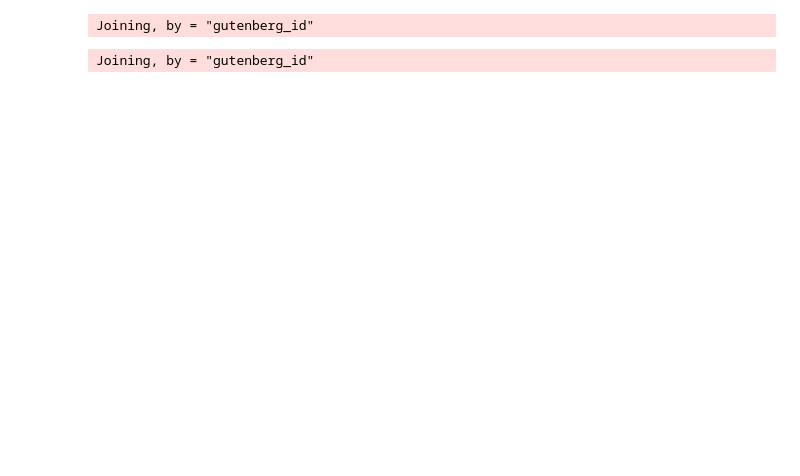
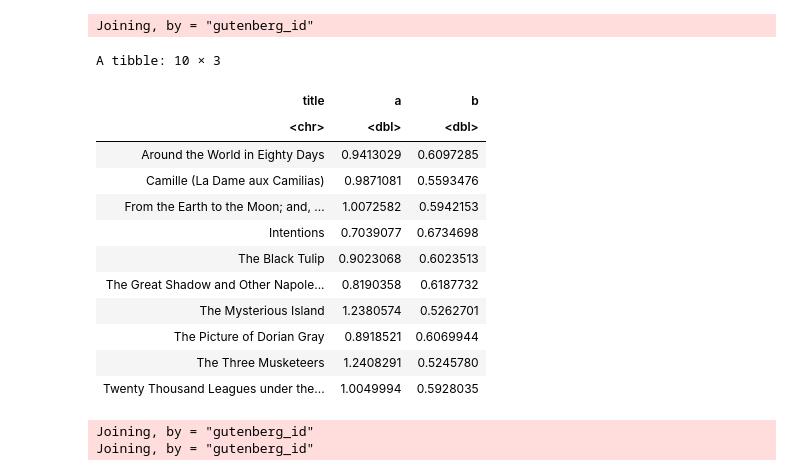
Before and after one commit to julnow/TEXT, a Jupyter notebook: zadanie3.ipynb, the cells around one changed output. Saved outputs shown, nothing was run; the diff lists cells and outputs as text; code cells hidden in the pictures; blank space fills up the shorter version.

```diff
--- a/zadanie3.ipynb
+++ b/zadanie3.ipynb
@@ -33,7 +65,24 @@ heap <- function(booksId) {
 heapEn <- heap(booksIdEn)
 # %% [output]
 Joining, by = "gutenberg_id"
+# %%
+heapEn
+# %% [output]
+A tibble: 10 × 3
+| title | a | b |
+| <chr> | <dbl> | <dbl> |
+| Around the World in Eighty Days | 0.9413029 | 0.6097285 |
+| Camille (La Dame aux Camilias) | 0.9871081 | 0.5593476 |
+| From the Earth to the Moon; and, ... | 1.0072582 | 0.5942153 |
+| Intentions | 0.7039077 | 0.6734698 |
+| The Black Tulip | 0.9023068 | 0.6023513 |
+| The Great Shadow and Other Napole... | 0.8190358 | 0.6187732 |
+| The Mysterious Island | 1.2380574 | 0.5262701 |
+| The Picture of Dorian Gray | 0.8918521 | 0.6069944 |
+| The Three Musketeers | 1.2408291 | 0.5245780 |
+| Twenty Thousand Leagues under the... | 1.0049994 | 0.5928035 |
 # %%
-heapEnPl <- heap(booksIdEnPlusOne) # zamiast francuskiego losowe id przesuniete o jeden
+heapFr <- rbind(heap(booksIdFrUtf), heap(booksIdFrLatin, 1))
 # %% [output]
 Joining, by = "gutenberg_id"
+Joining, by = "gutenberg_id"
```
Also changed, not shown: parts of 15 cells of this notebook.
